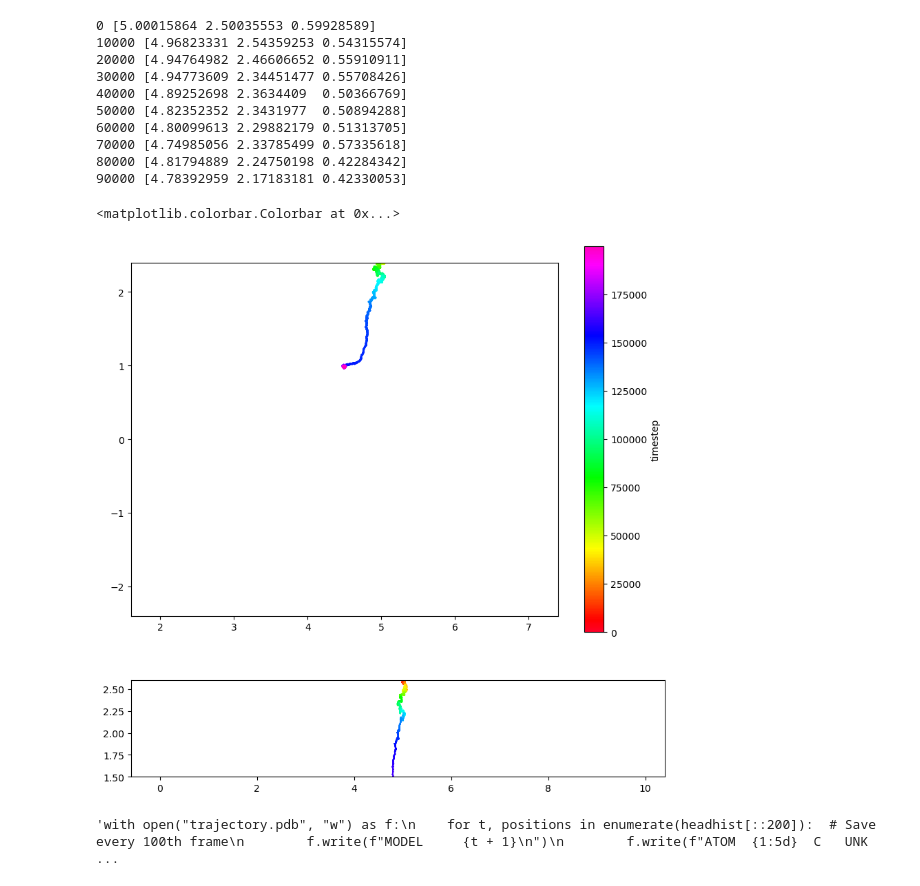
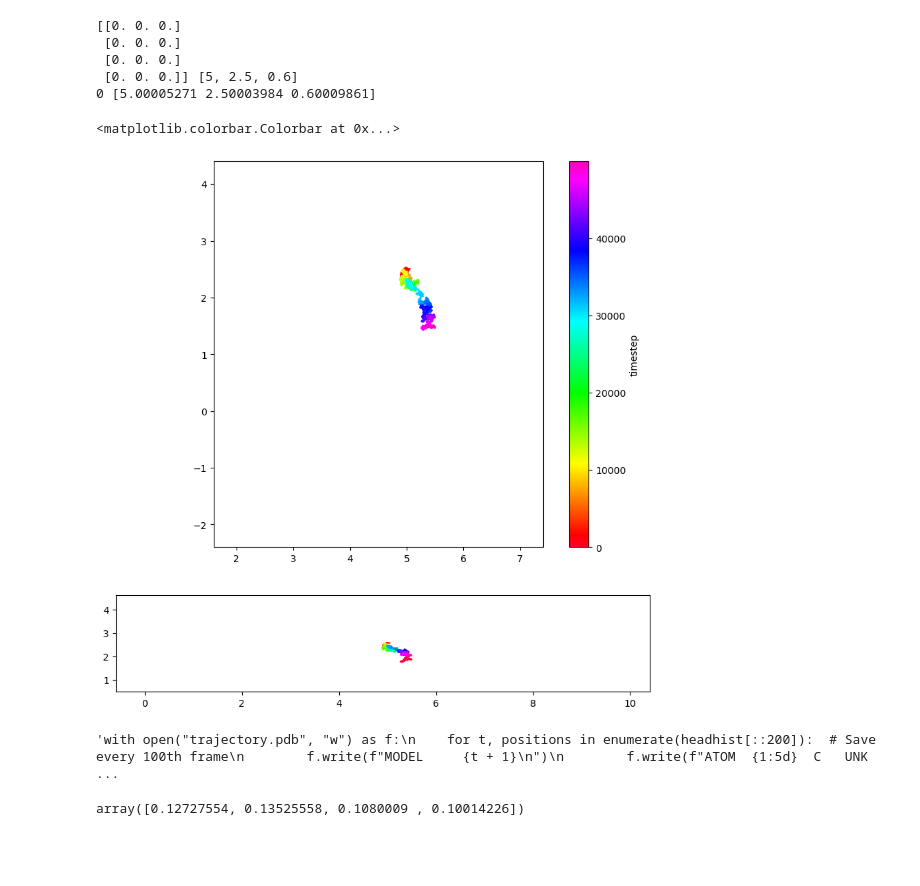
Before and after one commit to filippo1335/Ndc80simulator, a Jupyter notebook: sim.ipynb, the cells around one changed output. Saved outputs shown, nothing was run; the diff lists cells and outputs as text; code cells hidden in the pictures; blank space fills up the shorter version.

```diff
--- a/sim.ipynb
+++ b/sim.ipynb
@@ -11,9 +11,9 @@ headN = 1
 def polymergenerator(polymerl, headl):
     COM = [5, 2.5, 0.60]                         # centre of mass for the particle
     polymer = np.array((range(polymerl), np.zeros(polymerl), np.zeros(polymerl))).T  # create linear polymer
-    polymersurface = polymer + [0,1.0,0]
+    polymersurface = polymer + [0,0.5,0]
     headsurface = np.array((COM,COM,COM,COM))
-    headsurface += np.array([[0.1,0,0],[0,0.1,0],[-0.1,0,0],[0,-0.1,0]]) # create surface domains aorund COM
+    headsurface += np.array([[0.1,0,0],[0,0.1,0],[-0.1,0,0],[0,-0.1,0.0]]) # create surface domains aorund COM
     return polymer, polymersurface, COM, headsurface
 
 """# DEFINE FORCES
@@ -40,11 +40,18 @@ def verlet(positions, velocities, accelerations, dt, random):
 def lj_brownian(a, b, epsilon=0.1, sigma=2):
     dif = a - b
     dist = np.sqrt(np.sum(np.square(dif), axis=1))
-    f = 24 * epsilon * (-2*(sigma**12 / dist**13) + (sigma**6 / dist**7))
+    f = 24 * epsilon * (-2*(sigma**12 / dist**13))  + (sigma**6 / dist**7)
     vector = dif / np.array((dist, dist, dist)).T
     forcevector = np.sum(vector * np.array((f, f, f)).T, axis=0)
     return forcevector
 
+def lj_repulsive(a, b, epsilon=0.1, sigma=2):
+    dif = a - b
+    dist = np.sqrt(np.sum(np.square(dif), axis=1))
+    f = 24 * epsilon * (-2*(sigma**12 / dist**13))
+    vector = dif / np.array((dist, dist, dist)).T
+    forcevector = np.sum(vector * np.array((f, f, f)).T, axis=0)
+    return forcevector
 
 def harmonic_angle(surface, COM, n, theta=np.pi/2, K=2.0, random=0.1):
     ab = surface - COM
@@ -71,17 +78,18 @@ def harmonic_surface(surface, COM, epsilon=1, sigma=0.1, random=0.1):
     return force
 
 
-def notverlet(COM, surface, dt, random, mu = 1):
-    random_forces = np.random.uniform(-random, random, (3,))
+def notverlet(COM, surface, dt, random, mu = 1, diagnostics = False):
+    #random_forces = np.random.uniform(-random, random, (3,))
     angle_forces = harmonic_angle(surface, COM, 1) + harmonic_angle(surface, COM, -1) + harmonic_angle(surface, COM, 2, np.pi)
+    if diagnostics: print(angle_forces, COM)
     harmonic_bond = harmonic_surface(surface, COM)
-    surface = surface + (mu*(angle_forces + harmonic_bond + np.array(([0,0,0],[0,0,0],lj_brownian(polymersurface,surface[3],0.1,0.1),[0,0,0])))+np.random.uniform(-random, random, (3,)))*dt
-    COM = COM + (mu * lj_brownian(polymer, COM, epsilon = 0.01, sigma=1) - np.sum(harmonic_bond, axis=0) + random_forces) * dt
+    surface = surface + (mu*(angle_forces + harmonic_bond + np.array(([0,0,0],[0,0,0],lj_brownian(polymersurface,surface[3],0.1,0.02),[0,0,0])))+0.001*np.random.uniform(-random, random, (4,3)))*dt
+    COM = COM + (mu * (lj_repulsive(polymer, COM, epsilon = 0.1, sigma=0.5) - np.sum(harmonic_bond, axis=0) - np.sum(angle_forces)) + np.random.uniform(-random, random, (3,))) * dt
     return COM, surface
 # %%
 polymer, polymersurface, COMx, surfacex = polymergenerator(polymerLenght, headN)
-
-steps = 100000
+seed = 1
+steps = 5000
 print_every = 10000
 
 #track history positions, velocities and accelerations
@@ -92,38 +100,35 @@ surfacehist[0] = surfacex
 
 # RUN
 for i in range(steps):
-    COMx, surfacex = notverlet(COMx,surfacex, 0.01, random = 0.1)
+    if i == 0: diagnostics_tiemstep = True
+    else: diagnostics_tiemstep = False
+    COMx, surfacex = notverlet(COMx,surfacex, 0.01, random = 0.01, diagnostics = diagnostics_tiemstep)
     if i%print_every == 0: print(i, COMx) # sanity check output to console
     headhist[i] = COMx
     surfacehist[i] = surfacex
 # %% [output]
-0 [5.00015864 2.50035553 0.59928589]
-10000 [4.96823331 2.54359253 0.54315574]
-20000 [4.94764982 2.46606652 0.55910911]
-30000 [4.94773609 2.34451477 0.55708426]
-40000 [4.89252698 2.3634409  0.50366769]
-50000 [4.82352352 2.3431977  0.50894288]
-60000 [4.80099613 2.29882179 0.51313705]
-70000 [4.74985056 2.33785499 0.57335618]
-80000 [4.81794889 2.24750198 0.42284342]
-90000 [4.78392959 2.17183181 0.42330053]
+[[0. 0. 0.]
+ [0. 0. 0.]
+ [0. 0. 0.]
+ [0. 0. 0.]] [5, 2.5, 0.6]
+0 [5.00005271 2.50003984 0.60009861]
 # %%
 import matplotlib.pyplot as plt
 orthogonal_distance = np.linalg.norm(headhist[::20,1:], axis=1)
 
 time = np.arange(steps)
 fig, ax = plt.subplots(2,gridspec_kw={'height_ratios': [4, 1], "width_ratios": [1]}, figsize=(10,10))
 pos = ax[0].scatter(headhist[::20,0], headhist[::20,1], cmap="gist_rainbow", c=time[::20], s=1)
 ax[0].set_xlim(1.6, 7.4)
-ax[0].set_ylim(-2.4, 2.4)
+ax[0].set_ylim(-2.4, 4.4)
 ax[0].set_aspect("equal", adjustable="box")
 perp = ax[1].scatter(headhist[::20,0], orthogonal_distance , cmap="hsv", c=time[::20], s=0.1)
 ax[1].set_xlim(-0.6, 10.4)
-ax[1].set_ylim(1.5, 2.6)
+ax[1].set_ylim(0.5, 4.6)
 fig.colorbar(pos, label='timestep')
 # %% [output]
 <matplotlib.colorbar.Colorbar at 0x...>
-[figure, old version]
+[figure, new version]
 # %%
 """with open("trajectory.pdb", "w") as f:
     for t, positions in enumerate(headhist[::200]):  # Save every 100th frame
@@ -159,3 +165,7 @@ with open("trajectory.xyz", "w") as f:
         f.write(f"C3 {positions[2,0]:8.3f}{positions[2,1]:8.3f}{positions[2,2]:8.3f} \n")
         f.write(f"C4 {positions[3,0]:8.3f}{positions[3,1]:8.3f}{positions[3,2]:8.3f} \n")
         f.write(f"C5 {positions[4,0]:8.3f}{positions[4,1]:8.3f}{positions[4,2]:8.3f} \n")
+# %%
+np.linalg.norm(surfacehist[-1]-headhist[-1], axis=1)
+# %% [output]
+array([0.12727554, 0.13525558, 0.1080009 , 0.10014226])
```
Also changed, not shown: parts of 7 cells of this notebook, 3 other files.
